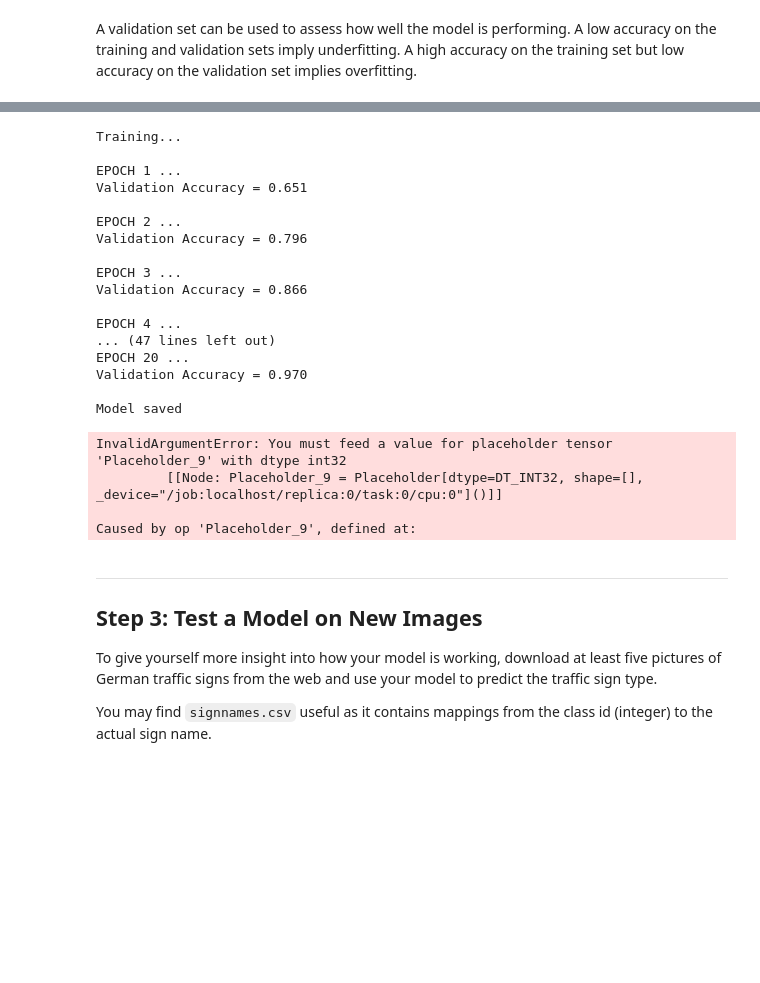
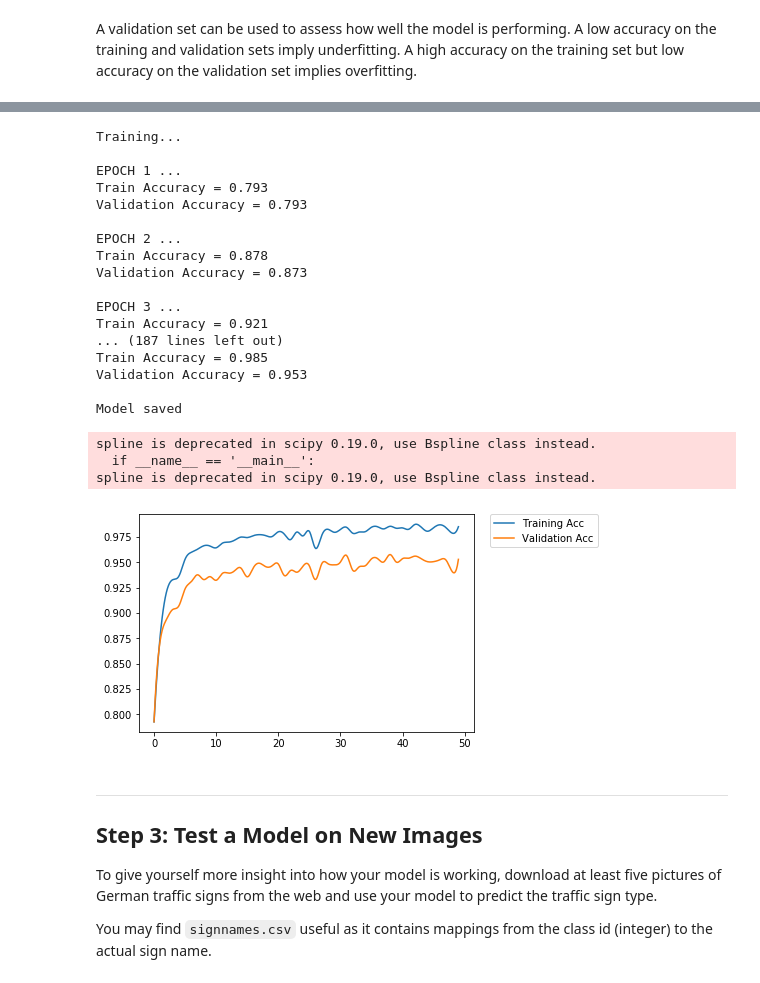
Before and after one commit to karthikbmk/SDCND, a Jupyter notebook: Traffic_Signs/Traffic_Sign_Classifier.ipynb, the cells around one changed output, grey strips where cells are left out. Cells and saved outputs as stored; diff of their text form; code cells hidden in the pictures; blank space fills up the shorter version.

```diff
--- a/Traffic_Signs/Traffic_Sign_Classifier.ipynb
+++ b/Traffic_Signs/Traffic_Sign_Classifier.ipynb
@@ -140,7 +160,0 @@ X_train,y_train = shuffle(X_train,y_train)
-# %%
-X_train = (X_train - np.mean(X_train))/ (np.max(X_train) - np.min(X_train))
-X_test = (X_test - np.mean(X_test))/ (np.max(X_test) - np.min(X_test))
-X_validation = (X_validation - np.mean(X_validation))/ (np.max(X_validation) - np.min(X_validation))
-
-plt.figure(figsize=(1,1))
-plt.imshow(X_train[100])
@@ -151,0 +202,7 @@ plt.imshow(X_train[100])
+# %%
+x,y, new_old = augment_data(X_train, y_train)
+X_train = np.concatenate((X_train, x))
+y_train = np.concatenate((y_train, y))
+x = None
+y = None
+print ('Augmentation Done')
@@ -269,5 +354,7 @@ def evaluate(X_data, y_data):
 # %%
 from sklearn.utils import shuffle
+from collections import defaultdict
+stage_acc = defaultdict(list)
 
 with tf.Session() as sess:
     sess.run(tf.global_variables_initializer())
@@ -280,11 +367,14 @@ with tf.Session() as sess:
         for offset in range(0, num_examples, BATCH_SIZE):
             end = offset + BATCH_SIZE
             batch_x, batch_y = X_train[offset:end], y_train[offset:end]
-            batch_x = batch_x.reshape(-1,32,32,1)
             sess.run(training_operation, feed_dict={x: batch_x, y: batch_y})
 
-        validation_accuracy = evaluate(X_validation, y_validation)
+        validation_accuracy = evaluate(X_valid, y_valid)
+        train_accuracy = evaluate(X_train, y_train)
+        stage_acc['TRAIN'].append(train_accuracy)
+        stage_acc['VAL'].append(validation_accuracy)
         print("EPOCH {} ...".format(i+1))
+        print("Train Accuracy = {:.3f}".format(train_accuracy))
         print("Validation Accuracy = {:.3f}".format(validation_accuracy))
         print()
 
@@ -294,30 +384,45 @@ with tf.Session() as sess:
 Training...
 
 EPOCH 1 ...
-Validation Accuracy = 0.651
+Train Accuracy = 0.793
+Validation Accuracy = 0.793
 
 EPOCH 2 ...
-Validation Accuracy = 0.796
+Train Accuracy = 0.878
+Validation Accuracy = 0.873
 
 EPOCH 3 ...
-Validation Accuracy = 0.866
-
-EPOCH 4 ...
-... (47 lines left out)
-EPOCH 20 ...
-Validation Accuracy = 0.970
+Train Accuracy = 0.921
+... (187 lines left out)
+Train Accuracy = 0.985
+Validation Accuracy = 0.953
 
 Model saved
-# %%
-with tf.Session() as sess:
-    saver.restore(sess, tf.train.latest_checkpoint('.'))
-    test_accuracy = evaluate(X_test, y_test)
-    print("Test Accuracy = {:.2f}".format(test_accuracy))
-# %% [output]
-InvalidArgumentError: You must feed a value for placeholder tensor 'Placeholder_9' with dtype int32
-         [[Node: Placeholder_9 = Placeholder[dtype=DT_INT32, shape=[], _device="/job:localhost/replica:0/task:0/cpu:0"]()]]
-
-Caused by op 'Placeholder_9', defined at:
+# %%
+def plot_accs(acc_dict):
+
+    from scipy.interpolate import spline
+
+    epochs = range(len(acc_dict['TRAIN']))
+    train_acc = acc_dict['TRAIN']
+    epochs_new = np.linspace(min(epochs),max(epochs),300)
+
+    train_acc_new = spline(epochs,train_acc,epochs_new)
+    plt.plot(epochs_new, train_acc_new,label='Training Acc')
+
+    valid_acc = acc_dict['VAL']
+
+    valid_acc_new = spline(epochs,valid_acc,epochs_new)
+    plt.plot(epochs_new, valid_acc_new, label='Validation Acc')
+    plt.legend(bbox_to_anchor=(1.05, 1), loc=2, borderaxespad=0.)
+    plt.show()
+# %%
+plot_accs(stage_acc)
+# %% [output]
+spline is deprecated in scipy 0.19.0, use Bspline class instead.
+  if __name__ == '__main__':
+spline is deprecated in scipy 0.19.0, use Bspline class instead.
+[figure, added]
 # %% [markdown]
 ---
 
```
Also changed, not shown: parts of 22 cells of this notebook.
